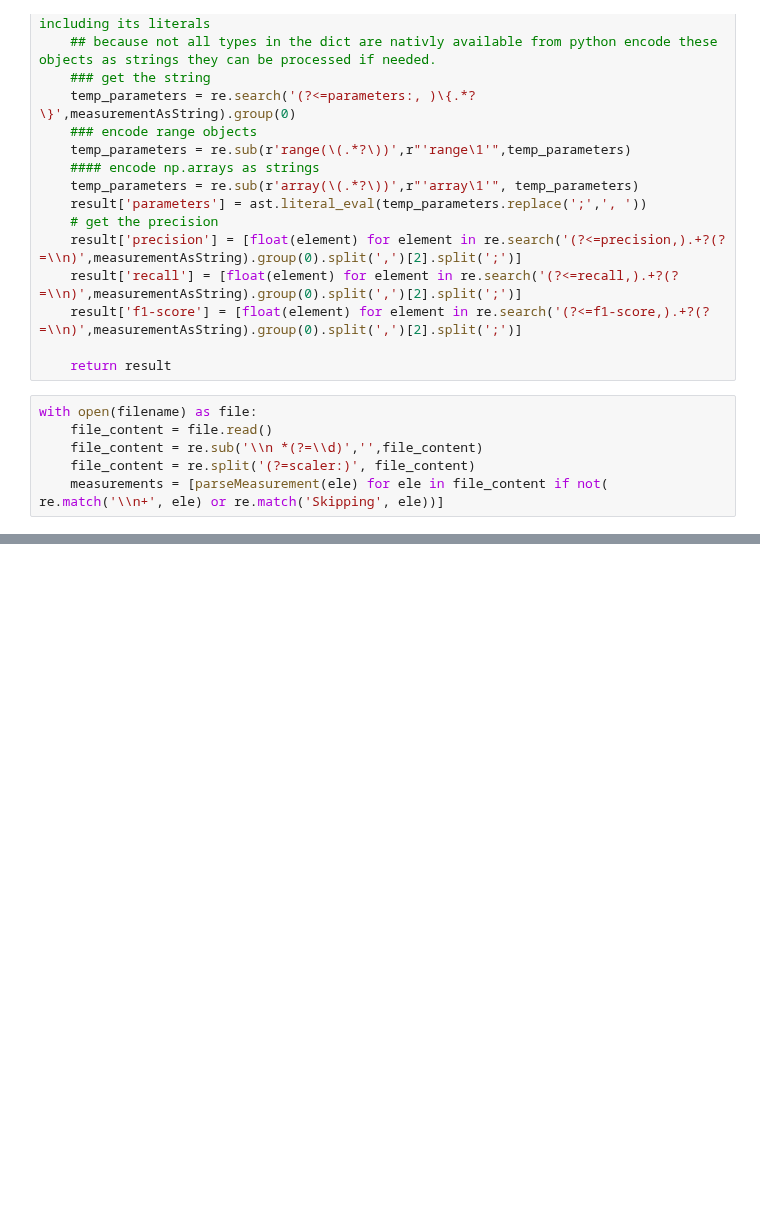
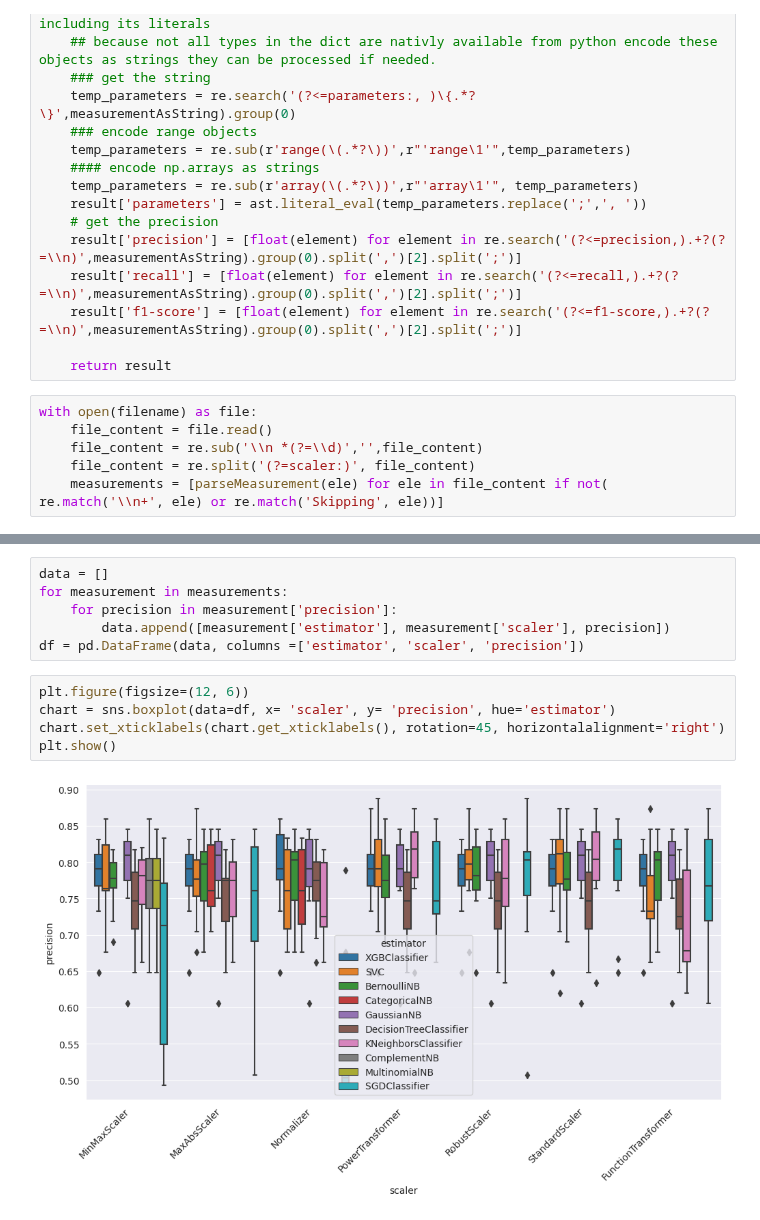
Before and after one commit to FinnHuelsbusch/UniMannheim-DataMining, a Jupyter notebook: output Analysis.ipynb, the cells around one changed output, grey strips where cells are left out. Drawn from its saved outputs; the diff is of its cells as text; blank space fills up the shorter version.

```diff
--- a/output Analysis.ipynb
+++ b/output Analysis.ipynb
@@ -111,0 +99,13 @@ sns.heatmap(data=df, cmap="coolwarm", center=0, square=True, linewidths=.5, anno
+# %%
+data = []
+for measurement in measurements:
+    for precision in measurement['precision']:
+        data.append([measurement['estimator'], measurement['scaler'], precision])
+df = pd.DataFrame(data, columns =['estimator', 'scaler', 'precision'])
+# %%
+plt.figure(figsize=(12, 6))
+chart = sns.boxplot(data=df, x= 'scaler', y= 'precision', hue='estimator')
+chart.set_xticklabels(chart.get_xticklabels(), rotation=45, horizontalalignment='right')
+plt.show()
+# %% [output]
+[figure, added]
```
Also changed, not shown: parts of 10 cells of this notebook, 2 other files.
